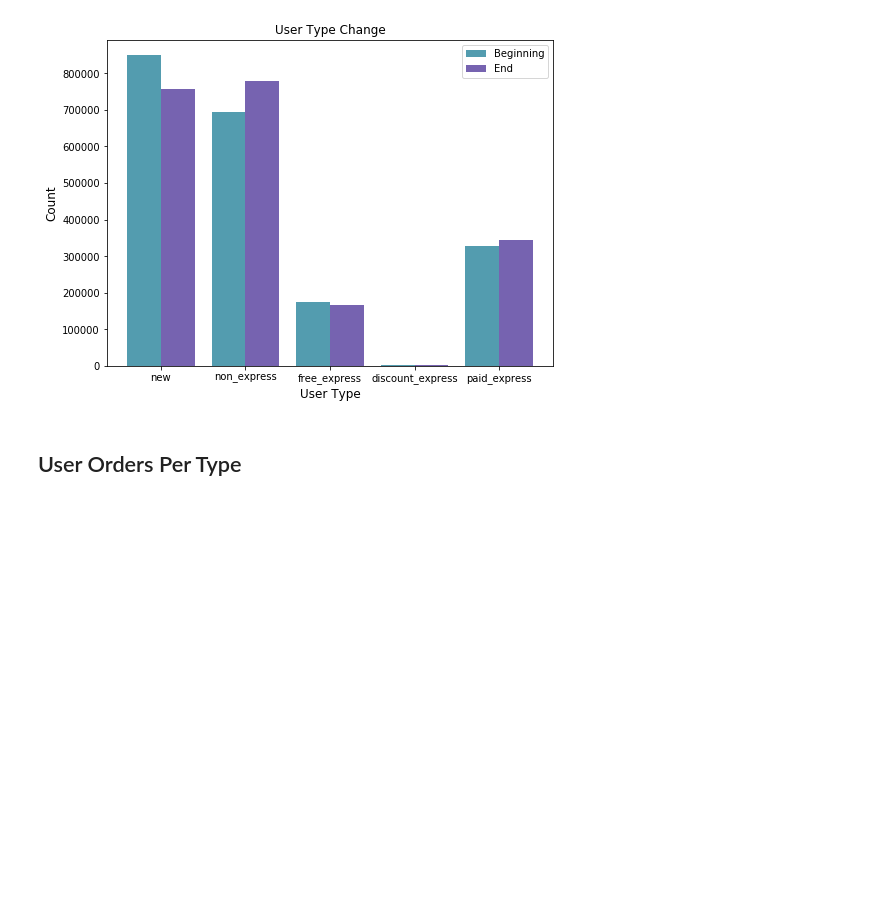
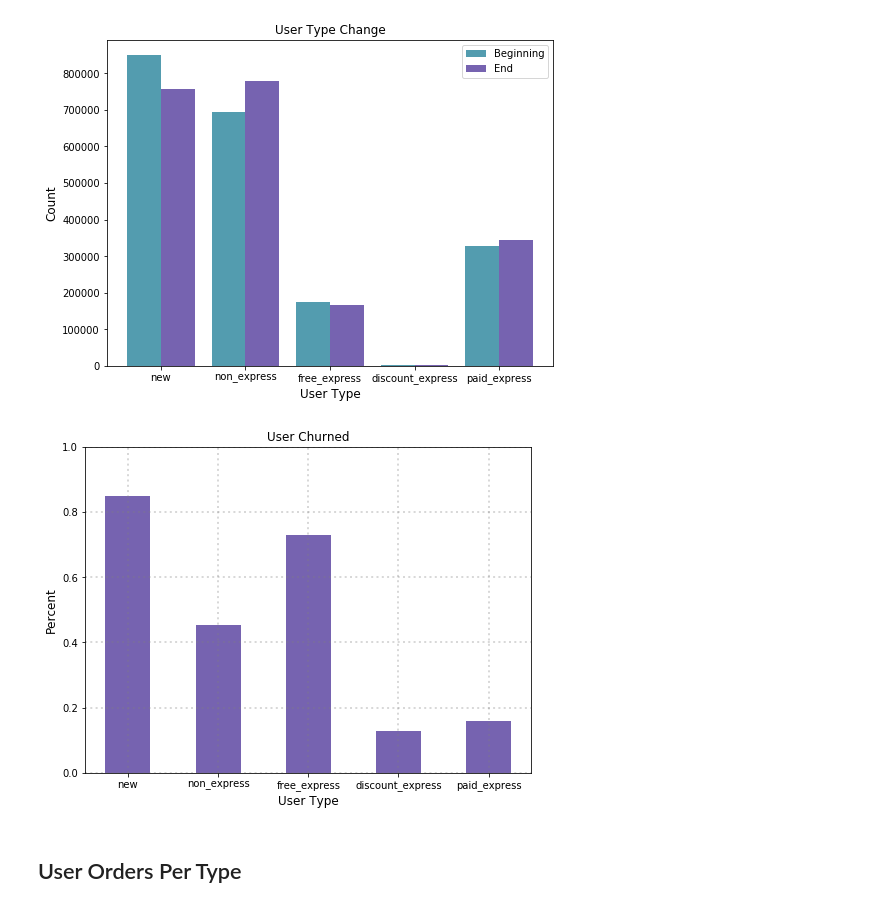
Before and after one commit to JustinNew/archive, a Jupyter notebook: projects/LostDemandImpact/Lost_Deliveries_Impact_V1.0.ipynb, the cells around one changed output. Drawn from its saved outputs; the diff is of its cells as text; code cells hidden in the pictures; blank space fills up the shorter version.

```diff
--- a/projects/LostDemandImpact/Lost_Deliveries_Impact_V1.0.ipynb
+++ b/projects/LostDemandImpact/Lost_Deliveries_Impact_V1.0.ipynb
@@ -257,6 +258,26 @@ plt.savefig('20180903-20180930 User Type Changes.png')
 plt.show()
 # %% [output]
 [figure]
+# %%
+x = [1,2,3,4,5]
+y1 = user_type_count.count_last.tolist()
+t = label_df.merge(user_type_last, on=['user_id'], how='left')
+y2 = t[t['label_visit'] != 0][['user_type',\
+        'label_visit']].groupby('user_type').count().label_visit.tolist()
+
+fig, ax = plt.subplots(figsize=(8,6))
+ax.bar(x, [1 - i / float(j) for i, j in zip(y2, y1)], align='center',\
+       color='#7663b0', width=0.5)
+ax.set_xlabel('User Type',fontsize=12)
+ax.set_ylabel('Percent',fontsize=12)
+ax.set_ylim([0,1])
+ax.set_title('User Churned')
+ax.set_xticklabels(('', 'new','non_express','free_express','discount_express','paid_express'))
+plt.grid(True, color='grey', linestyle=':', linewidth=2, alpha=0.3)
+plt.savefig('20180903-20180930 User Churned.png')
+plt.show()
+# %% [output]
+[figure, added]
 # %% [markdown]
 ## User Orders Per Type
 # %%
```
Also changed, not shown: parts of 27 cells of this notebook, 1 other file.
